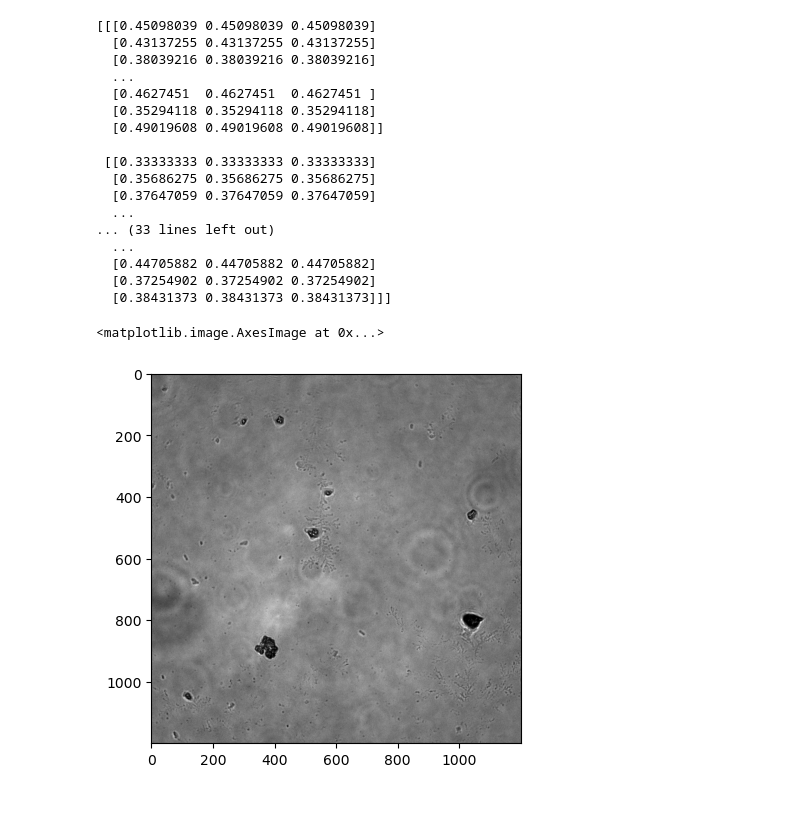
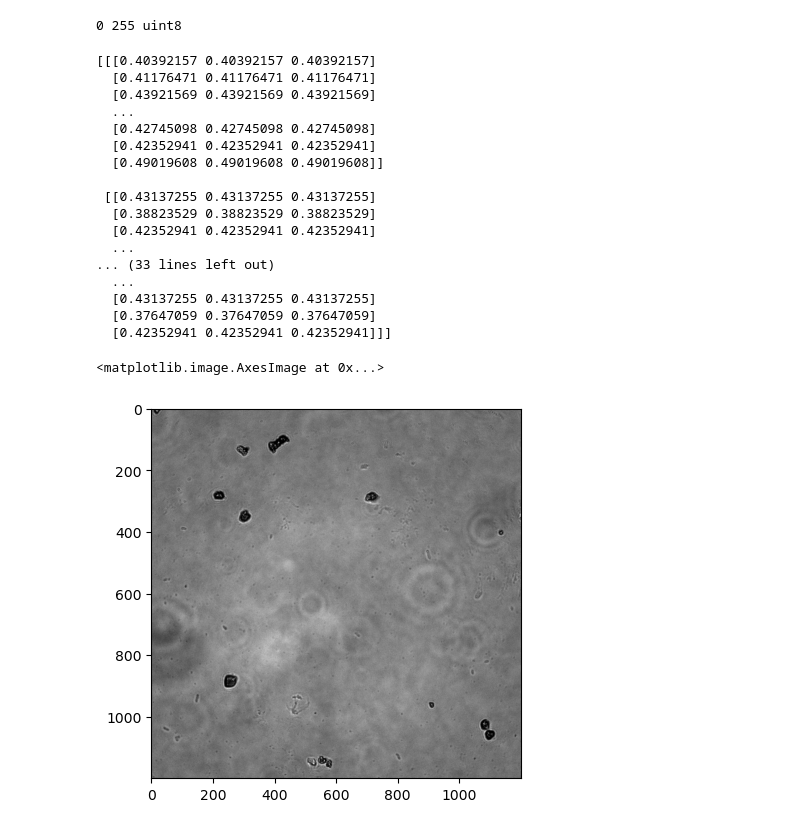
Before and after one commit to v1-v0/lzh3_202526, a Jupyter notebook: DigitalSreeni.ipynb, the cells around one changed output. Saved outputs shown, nothing was run; the diff lists cells and outputs as text; code cells hidden in the pictures.

```diff
--- a/DigitalSreeni.ipynb
+++ b/DigitalSreeni.ipynb
@@ -5,29 +5,31 @@ from skimage.util.dtype import img_as_float
 import numpy as np
 import matplotlib.pyplot as plt
 # %%
-my_image = io.imread('source/1/1 N NO 4_ch00.tif')
-#print(my_image)
+my_image = io.imread('source/1/1 N NO 5_ch00.tif')
+print(my_image.min(), my_image.max(), my_image.dtype)
+# %% [output]
+0 255 uint8
 # %%
-my_float_image = img_as_float(my_image)
-print(my_float_image)
-plt.imshow(my_float_image)
+#my_float_image = img_as_float(my_image)
+#print(my_float_image)
+#plt.imshow(my_float_image)
 # %% [output]
-[[[0.45098039 0.45098039 0.45098039]
-  [0.43137255 0.43137255 0.43137255]
-  [0.38039216 0.38039216 0.38039216]
+[[[0.40392157 0.40392157 0.40392157]
+  [0.41176471 0.41176471 0.41176471]
+  [0.43921569 0.43921569 0.43921569]
   ...
-  [0.4627451  0.4627451  0.4627451 ]
-  [0.35294118 0.35294118 0.35294118]
+  [0.42745098 0.42745098 0.42745098]
+  [0.42352941 0.42352941 0.42352941]
   [0.49019608 0.49019608 0.49019608]]
 
- [[0.33333333 0.33333333 0.33333333]
-  [0.35686275 0.35686275 0.35686275]
-  [0.37647059 0.37647059 0.37647059]
+ [[0.43137255 0.43137255 0.43137255]
+  [0.38823529 0.38823529 0.38823529]
+  [0.42352941 0.42352941 0.42352941]
   ...
 ... (33 lines left out)
   ...
-  [0.44705882 0.44705882 0.44705882]
-  [0.37254902 0.37254902 0.37254902]
-  [0.38431373 0.38431373 0.38431373]]]
+  [0.43137255 0.43137255 0.43137255]
+  [0.37647059 0.37647059 0.37647059]
+  [0.42352941 0.42352941 0.42352941]]]
 <matplotlib.image.AxesImage at 0x...>
-[figure, old version]
+[figure, new version]
```
Also changed, not shown: 1 other file.
